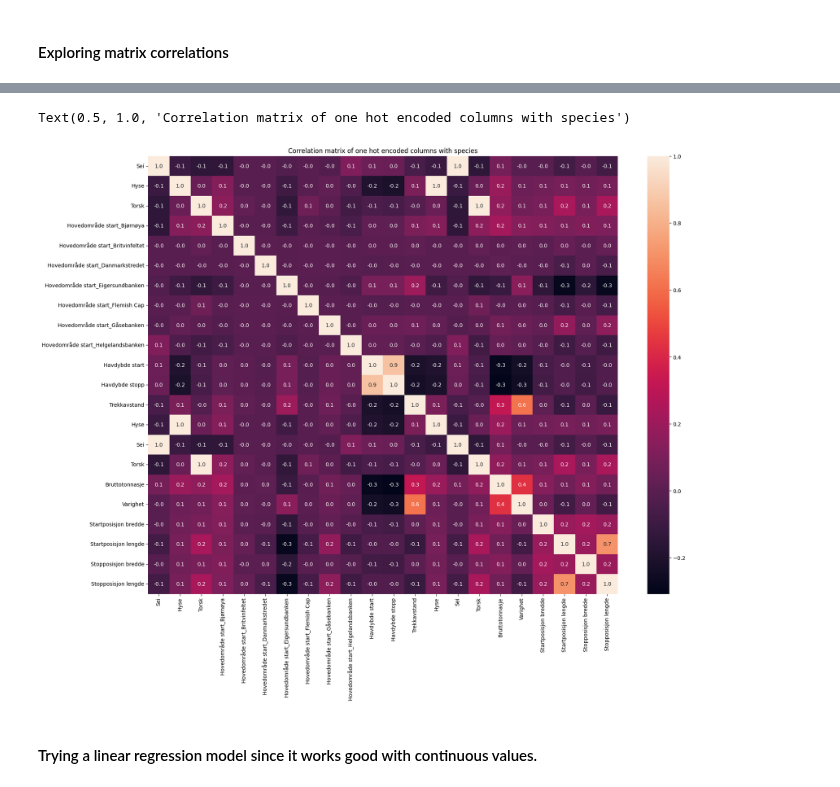
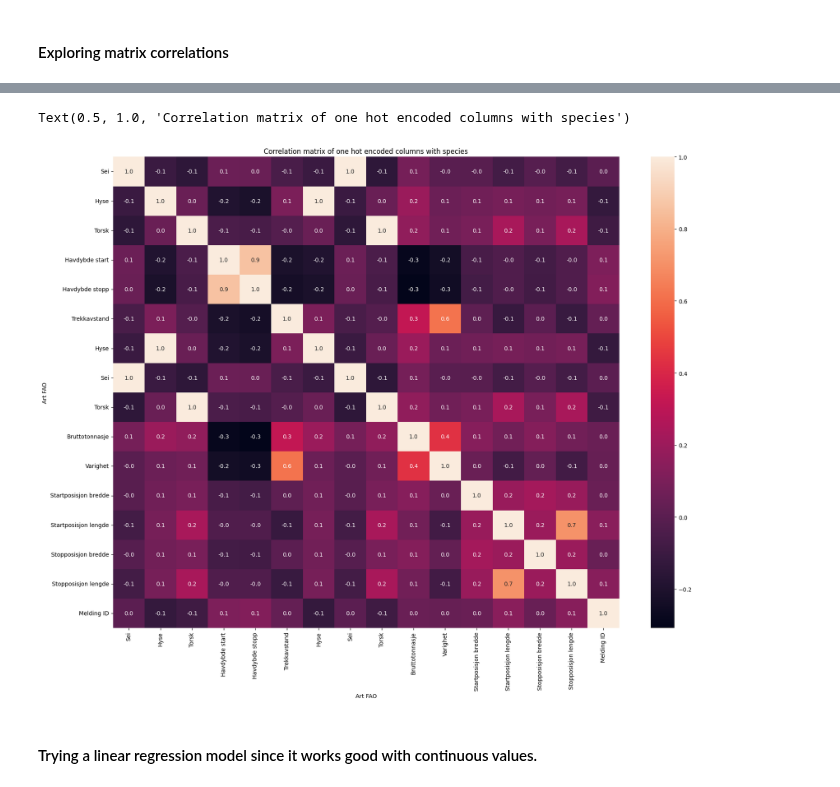
Before and after one commit to Pzorster/INFO284pzor, a Jupyter notebook: project.ipynb, the cells around one changed output, grey strips where cells are left out. Cells and saved outputs as stored; diff of their text form; code cells hidden in the pictures.

```diff
--- a/project.ipynb
+++ b/project.ipynb
@@ -248,56 +216,15 @@ plt.show() #the correlation matrix does not really tell us any strong relationsh
-# %%
-#creating a correlation matrix of all the one hot encoded columns and sei hyse torsk
-''' Hovedområde start_Admiralityfeltet                50696 non-null  bool
- 21  Hovedområde start_Bjørnøya                       50696 non-null  bool
- 22  Hovedområde start_Britvinfeltet                  50696 non-null  bool
- 23  Hovedområde start_Danmarkstredet                 50696 non-null  bool
- 24  Hovedområde start_Eigersundbanken                50696 non-null  bool
- 25  Hovedområde start_Flemish Cap                    50696 non-null  bool
- 26  Hovedområde start_Gåsebanken                     50696 non-null  bool
- 27  Hovedområde start_Helgelandsbanken               50696 non-null  bool
- 28  Hovedområde start_Hopen                          50696 non-null  bool
- 29  Hovedområde start_Kaninbanken                    50696 non-null  bool
- 30  Hovedområde start_Murmanskkysten                 50696 non-null  bool
- 31  Hovedområde start_Nordkappbanken                 50696 non-null  bool
- 32  Hovedområde start_Nordv.- Spitsbergen            50696 non-null  bool
- 33  Hovedområde start_Nordvestlige Norskehav         50696 non-null  bool
- 34  Hovedområde start_Nordøst av Island              50696 non-null  bool
- 35  Hovedområde start_Nordøstområdet                 50696 non-null  bool
- 36  Hovedområde start_Rockall                        50696 non-null  bool
- 37  Hovedområde start_Røstbanken til Malangsgrunnen  50696 non-null  bool
- 38  Hovedområde start_Sentralbanken                  50696 non-null  bool
- 39  Hovedområde start_Sentrale Nordsjø               50696 non-null  bool
- 40  Hovedområde start_Shetland                       50696 non-null  bool
- 41  Hovedområde start_Skagerrak                      50696 non-null  bool
- 42  Hovedområde start_Skolpenbanken                  50696 non-null  bool
- 43  Hovedområde start_Storbanken                     50696 non-null  bool
- 44  Hovedområde start_Storegga-Frøyabanken           50696 non-null  bool
- 45  Hovedområde start_Storfjord/Hinlopenstredet      50696 non-null  bool
- 46  Hovedområde start_Sør for Jan Mayen              50696 non-null  bool
- 47  Hovedområde start_Sørlige Norskehav              50696 non-null  bool
- 48  Hovedområde start_Sørvest av Island              50696 non-null  bool
- 49  Hovedområde start_Sørvest av Spitsbergen         50696 non-null  bool
- 50  Hovedområde start_Thor Iversens Bank             50696 non-null  bool
- 51  Hovedområde start_Vest av Skottland (Hebridene)  50696 non-null  bool
- 52  Hovedområde start_Vest av Tromsøflaket           50696 non-null  bool
- 53  Hovedområde start_Vest-Finnmark                  50696 non-null  bool
- 54  Hovedområde start_Vest-Spitsbergen               50696 non-null  bool
- 55  Hovedområde start_Vestfjorden (Lofoten)          50696 non-null  bool
- 56  Hovedområde start_Vestlige Norskehav             50696 non-null  bool
- 57  Hovedområde start_Vikingbanken                   50696 non-null  bool
- 58  Hovedområde start_Øst av Færøyene                50696 non-null  bool
- 59  Hovedområde start_Øst-Finnmark                   50696 non-null  bool
- 60  Hovedområde start_Østlige Norskehav              50696 non-null  bool  '''
-#correlation matrix for 10 locations at a time
-plt.figure(figsize=(20, 15))  # Adjust the dimensions as needed to fit your data
-df_corr = df[['Sei', 'Hyse', 'Torsk', 'Hovedområde start_Bjørnøya', 'Hovedområde start_Britvinfeltet', 'Hovedområde start_Danmarkstredet', 'Hovedområde start_Eigersundbanken', 'Hovedområde start_Flemish Cap', 'Hovedområde start_Gåsebanken', 'Hovedområde start_Helgelandsbanken', 'Havdybde start', 'Havdybde stopp', 'Trekkavstand', 'Hyse', 'Sei', 'Torsk', 'Bruttotonnasje', 'Varighet', 'Startposisjon bredde', 'Startposisjon lengde', 'Stopposisjon bredde', 'Stopposisjon lengde',]]
-sns.heatmap(df_corr.corr(), annot=True, fmt=".1f" )  #.1ft for using one decimal
-plt.title('Correlation matrix of one hot encoded columns with species')
-
-#tried to look for correlation in the location and species, but it is not showing any strong correlation.
-# %% [output]
-Text(0.5, 1.0, 'Correlation matrix of one hot encoded columns with species')
-[figure, removed]
+# %%
+#creating a correlation matrix of all the one hot encoded columns and sei hyse torsk
+#correlation matrix for 10 locations at a time
+plt.figure(figsize=(20, 15))  # Adjust the dimensions as needed to fit your data
+df_corr = df[['Sei', 'Hyse', 'Torsk', 'Havdybde start', 'Havdybde stopp', 'Trekkavstand', 'Hyse', 'Sei', 'Torsk', 'Bruttotonnasje', 'Varighet', 'Startposisjon bredde', 'Startposisjon lengde', 'Stopposisjon bredde', 'Stopposisjon lengde', 'Melding ID']]
+sns.heatmap(df_corr.corr(), annot=True, fmt=".1f" )  #.1ft for using one decimal
+plt.title('Correlation matrix of one hot encoded columns with species')
+
+#tried to look for correlation in the location and species, but it is not showing any strong correlation.
+# %% [output]
+Text(0.5, 1.0, 'Correlation matrix of one hot encoded columns with species')
+[figure, added]
 # %% [markdown]
 #### Trying a linear regression model since it works good with continuous values.
 # %% [markdown]
```
Also changed, not shown: parts of 18 cells of this notebook, 1 other file.
